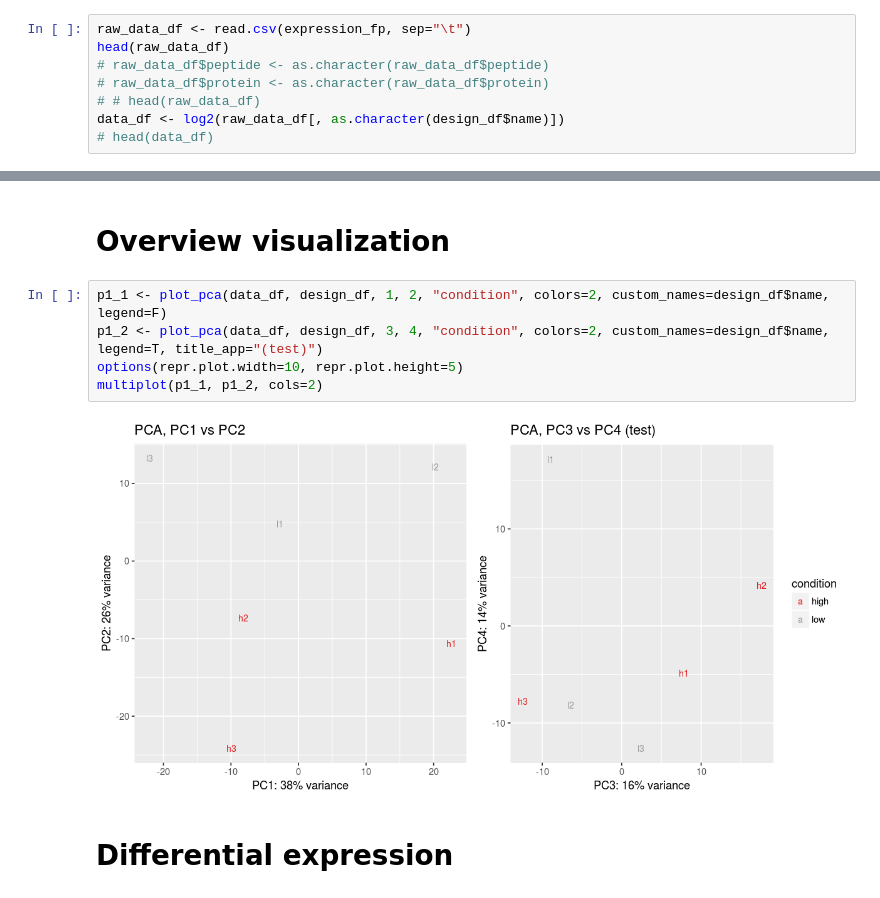
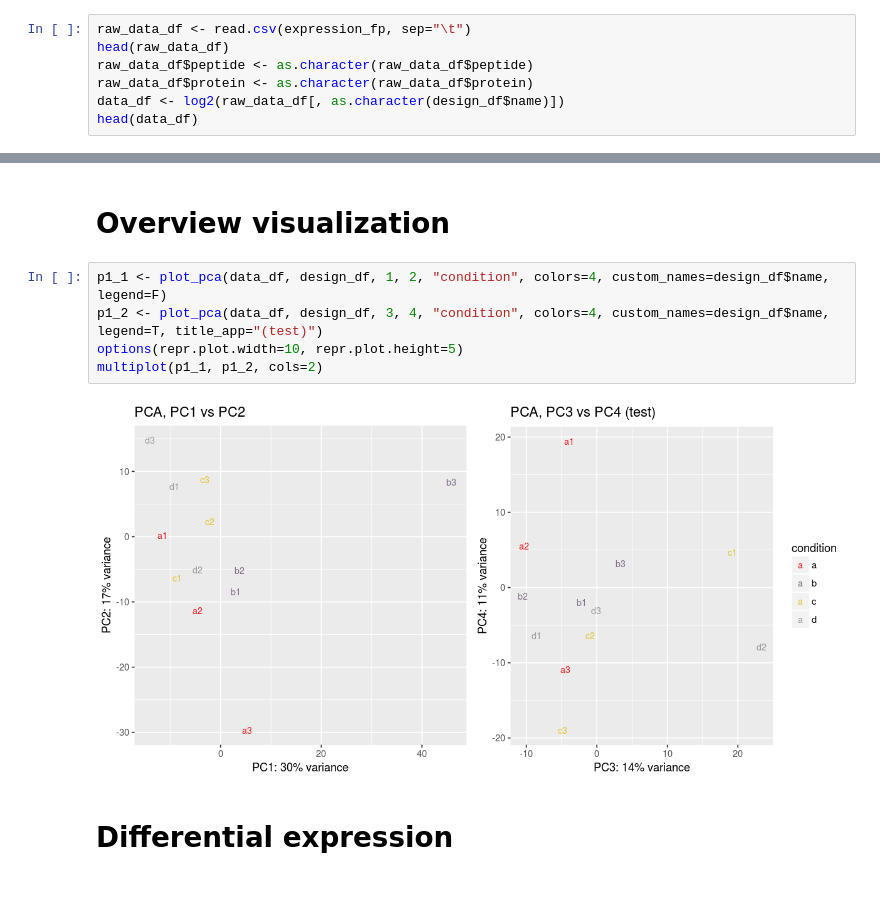
Before and after one commit to Jakob37/ResearchSchoolAlgorithmsInBioinformatics, a Jupyter notebook: project/analyze_data.ipynb, the cells around one changed output, grey strips where cells are left out. Drawn from its saved outputs; the diff is of its cells as text.

```diff
--- a/project/analyze_data.ipynb
+++ b/project/analyze_data.ipynb
@@ -74,11 +54,10 @@ raw_data_df[, as.character(design_df$name)]
 # %%
 raw_data_df <- read.csv(expression_fp, sep="\t")
 head(raw_data_df)
-# raw_data_df$peptide <- as.character(raw_data_df$peptide)
-# raw_data_df$protein <- as.character(raw_data_df$protein)
-# # head(raw_data_df)
+raw_data_df$peptide <- as.character(raw_data_df$peptide)
+raw_data_df$protein <- as.character(raw_data_df$protein)
 data_df <- log2(raw_data_df[, as.character(design_df$name)])
-# head(data_df)
+head(data_df)
 # %% [output]
 | peptide | protein | a1 | a2 | a3 | b1 | b2 | b3 | c1 | c2 | c3 | d1 | ... |
 | FCR | sp|P0A7T7|RS18_ECOLI | 216508408 | 105302604 | 188390000 | 124128396 | 61146200 | 26236550 | 62920800 | 152758200 | 37377100 | 102853200 | ... |
@@ -136,12 +110,12 @@ sp|P14674|ADH2_SOLTU sp|P0AES4|GYRA_ECOLI
 # %% [markdown]
 # Overview visualization
 # %%
-p1_1 <- plot_pca(data_df, design_df, 1, 2, "condition", colors=2, custom_names=design_df$name, legend=F)
-p1_2 <- plot_pca(data_df, design_df, 3, 4, "condition", colors=2, custom_names=design_df$name, legend=T, title_app="(test)")
+p1_1 <- plot_pca(data_df, design_df, 1, 2, "condition", colors=4, custom_names=design_df$name, legend=F)
+p1_2 <- plot_pca(data_df, design_df, 3, 4, "condition", colors=4, custom_names=design_df$name, legend=T, title_app="(test)")
 options(repr.plot.width=10, repr.plot.height=5)
 multiplot(p1_1, p1_2, cols=2)
 # %% [output]
-[figure, old version]
+[figure, new version]
 # %% [markdown]
 # Differential expression
 # %%
```
Also changed, not shown: parts of 5 cells of this notebook, 2 other files.
